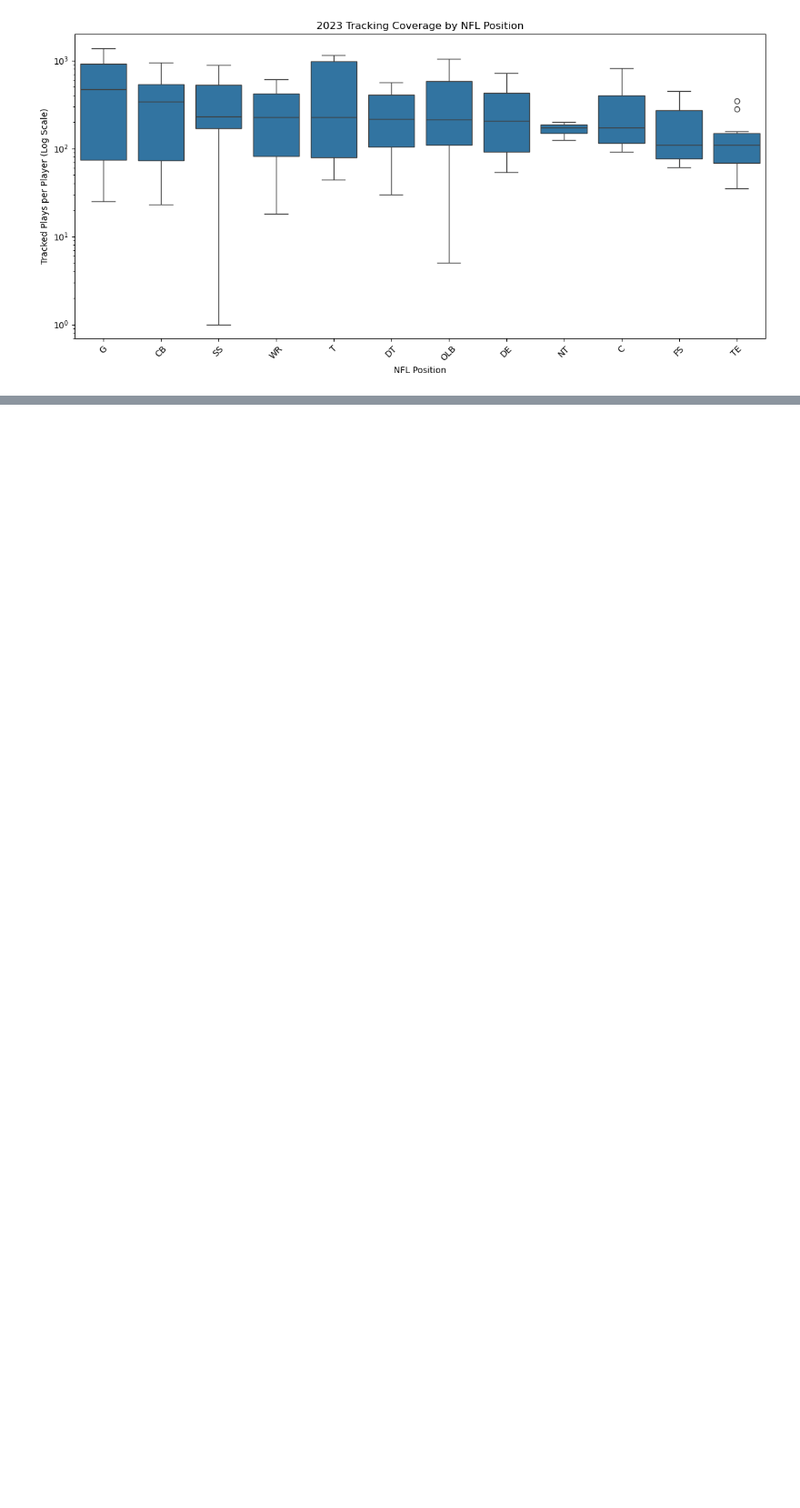
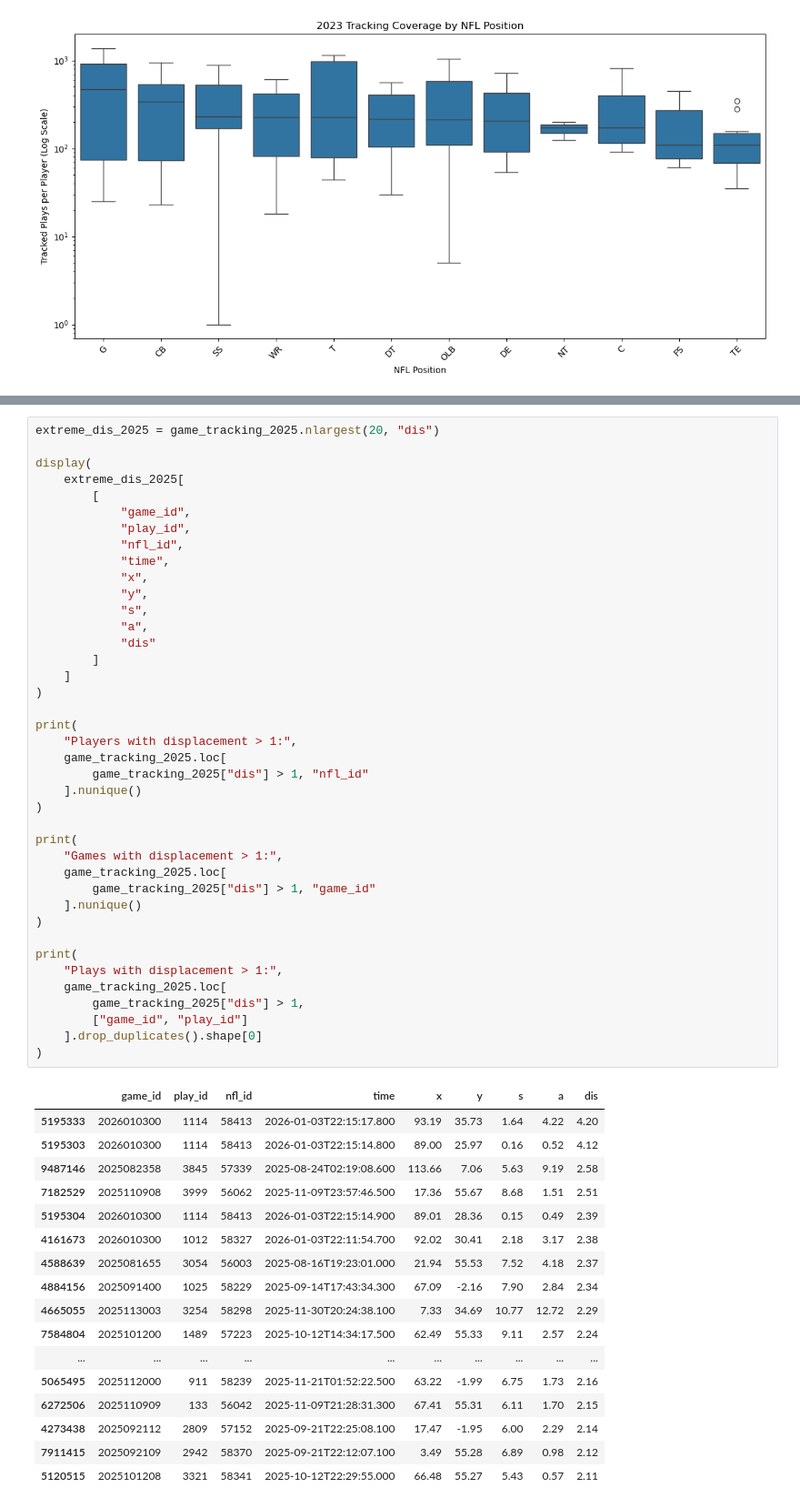
Before and after one commit to psperduto/NFL_Combine_Project, a Jupyter notebook: notebooks/01_data_audit.ipynb, the cells around one changed output, grey strips where cells are left out. Shown at 91% size. Drawn from its saved outputs; the diff is of its cells as text; blank space fills up the shorter version.

```diff
--- a/notebooks/01_data_audit.ipynb
+++ b/notebooks/01_data_audit.ipynb
@@ -1592,0 +2669,58 @@ plt.show()
+# %%
+extreme_dis_2025 = game_tracking_2025.nlargest(20, "dis")
+
+display(
+    extreme_dis_2025[
+        [
+            "game_id",
+            "play_id",
+            "nfl_id",
+            "time",
+            "x",
+            "y",
+            "s",
+            "a",
+            "dis"
+        ]
+    ]
+)
+
+print(
+    "Players with displacement > 1:",
+    game_tracking_2025.loc[
+        game_tracking_2025["dis"] > 1, "nfl_id"
+    ].nunique()
+)
+
+print(
+    "Games with displacement > 1:",
+    game_tracking_2025.loc[
+        game_tracking_2025["dis"] > 1, "game_id"
+    ].nunique()
+)
+
+print(
+    "Plays with displacement > 1:",
+    game_tracking_2025.loc[
+        game_tracking_2025["dis"] > 1,
+        ["game_id", "play_id"]
+    ].drop_duplicates().shape[0]
+)
+# %% [output]
+|  | game_id | play_id | nfl_id | time | x | y | s | a | dis |
+| 5195333 | 2026010300 | 1114 | 58413 | 2026-01-03T22:15:17.800 | 93.19 | 35.73 | 1.64 | 4.22 | 4.20 |
+| 5195303 | 2026010300 | 1114 | 58413 | 2026-01-03T22:15:14.800 | 89.00 | 25.97 | 0.16 | 0.52 | 4.12 |
+| 9487146 | 2025082358 | 3845 | 57339 | 2025-08-24T02:19:08.600 | 113.66 | 7.06 | 5.63 | 9.19 | 2.58 |
+| 7182529 | 2025110908 | 3999 | 56062 | 2025-11-09T23:57:46.500 | 17.36 | 55.67 | 8.68 | 1.51 | 2.51 |
+| 5195304 | 2026010300 | 1114 | 58413 | 2026-01-03T22:15:14.900 | 89.01 | 28.36 | 0.15 | 0.49 | 2.39 |
+| 4161673 | 2026010300 | 1012 | 58327 | 2026-01-03T22:11:54.700 | 92.02 | 30.41 | 2.18 | 3.17 | 2.38 |
+| 4588639 | 2025081655 | 3054 | 56003 | 2025-08-16T19:23:01.000 | 21.94 | 55.53 | 7.52 | 4.18 | 2.37 |
+| 4884156 | 2025091400 | 1025 | 58229 | 2025-09-14T17:43:34.300 | 67.09 | -2.16 | 7.90 | 2.84 | 2.34 |
+| 4665055 | 2025113003 | 3254 | 58298 | 2025-11-30T20:24:38.100 | 7.33 | 34.69 | 10.77 | 12.72 | 2.29 |
+| 7584804 | 2025101200 | 1489 | 57223 | 2025-10-12T14:34:17.500 | 62.49 | 55.33 | 9.11 | 2.57 | 2.24 |
+| ... | ... | ... | ... | ... | ... | ... | ... | ... | ... |
+| 5065495 | 2025112000 | 911 | 58239 | 2025-11-21T01:52:22.500 | 63.22 | -1.99 | 6.75 | 1.73 | 2.16 |
+| 6272506 | 2025110909 | 133 | 56042 | 2025-11-09T21:28:31.300 | 67.41 | 55.31 | 6.11 | 1.70 | 2.15 |
+| 4273438 | 2025092112 | 2809 | 57152 | 2025-09-21T22:25:08.100 | 17.47 | -1.95 | 6.00 | 2.29 | 2.14 |
+| 7911415 | 2025092109 | 2942 | 58370 | 2025-09-21T22:12:07.100 | 3.49 | 55.28 | 6.89 | 0.98 | 2.12 |
+| 5120515 | 2025101208 | 3321 | 58341 | 2025-10-12T22:29:55.000 | 66.48 | 55.27 | 5.43 | 0.57 | 2.11 |
```
Also changed, not shown: parts of 74 cells of this notebook.
